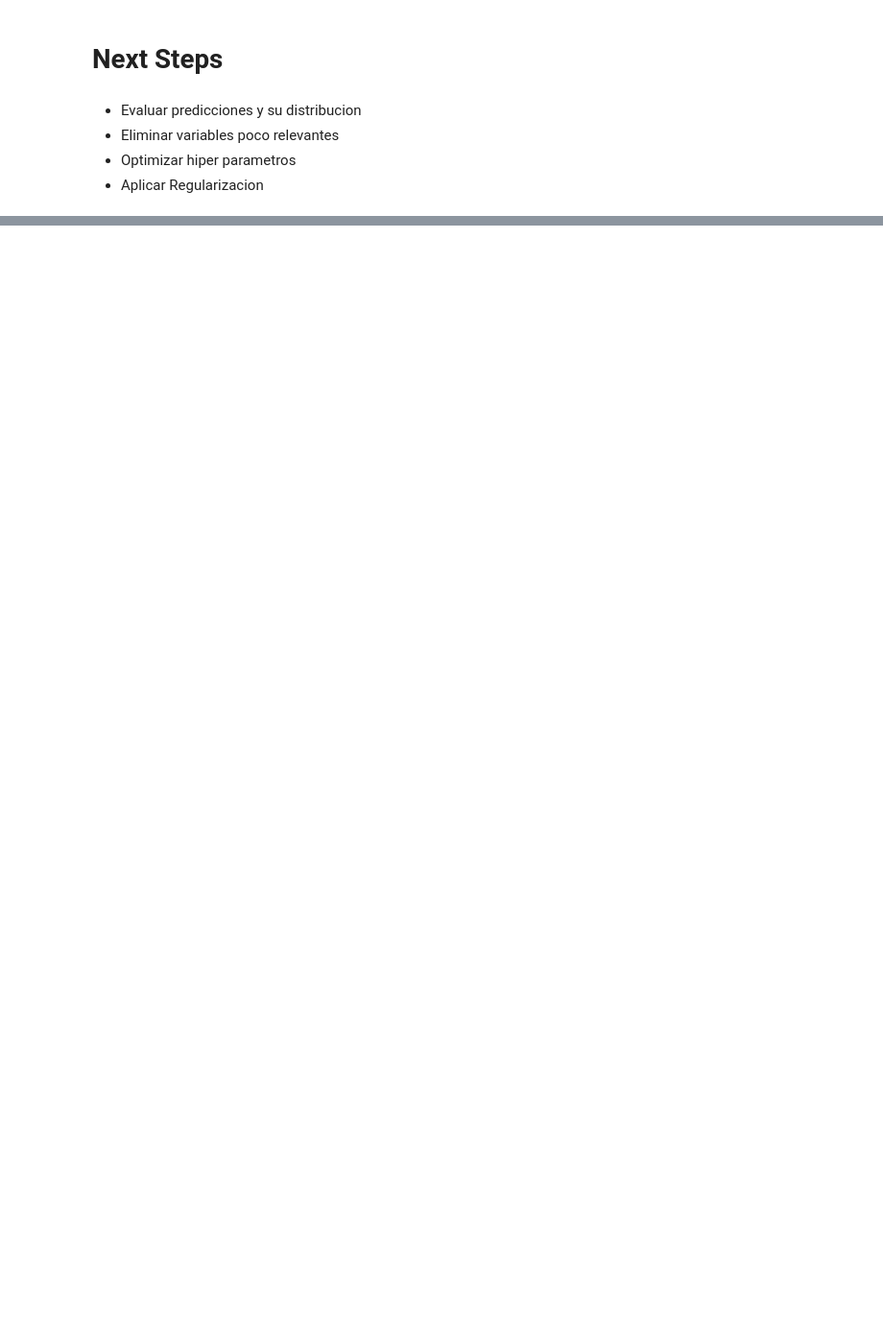
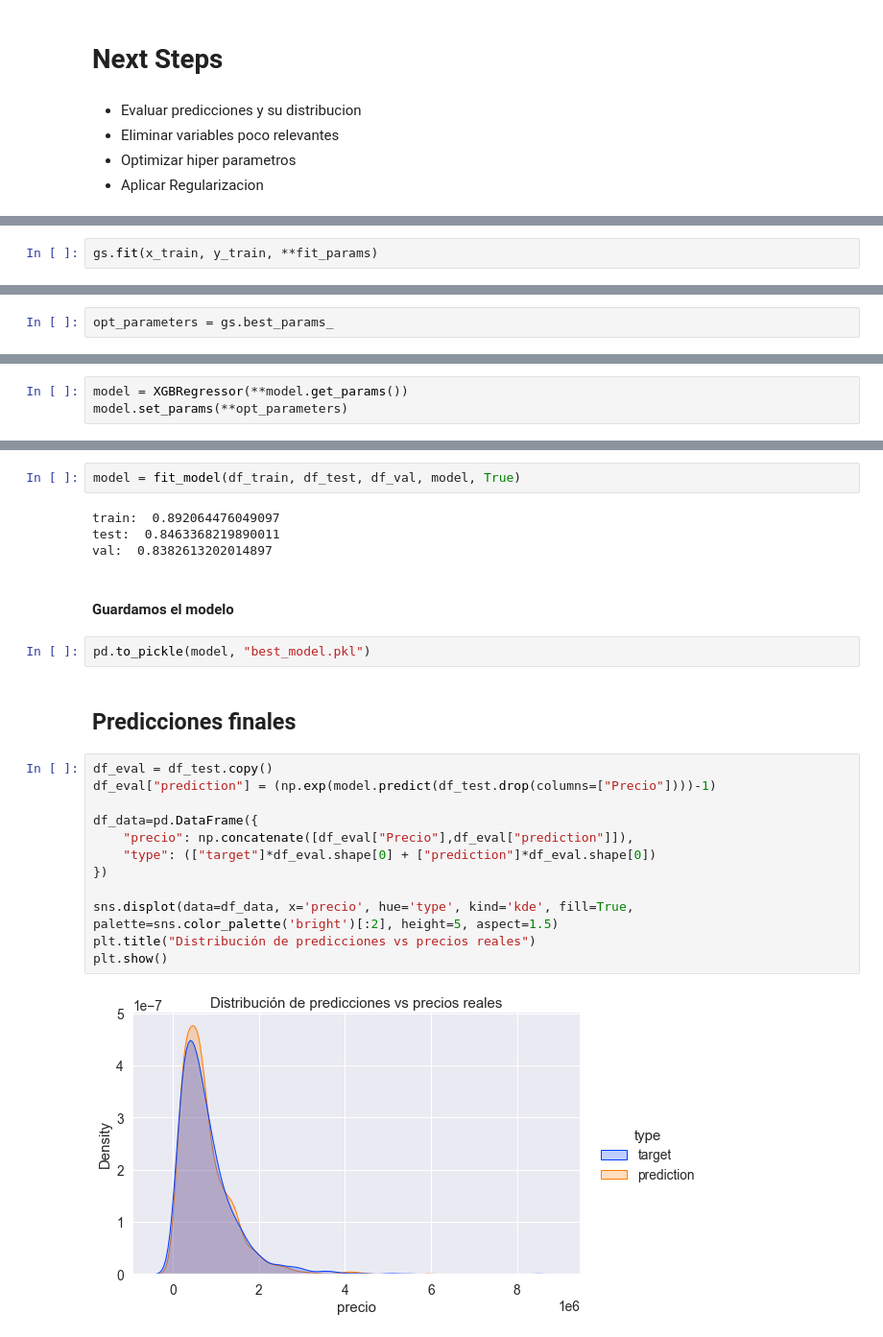
Before and after one commit to leonardtd/AD, a Jupyter notebook: casasurbania/TA_analisis_de_datos_models.ipynb, the cells around one changed output, grey strips where cells are left out. Shown at 96% size. Cells and saved outputs as stored; diff of their text form; blank space fills up the shorter version.

```diff
--- a/casasurbania/TA_analisis_de_datos_models.ipynb
+++ b/casasurbania/TA_analisis_de_datos_models.ipynb
@@ -469,0 +608,2 @@ plt.show()
+# %%
+gs.fit(x_train, y_train, **fit_params)
@@ -469,0 +645,2 @@ plt.show()
+# %%
+opt_parameters = gs.best_params_
@@ -469,0 +658,3 @@ plt.show()
+# %%
+model = XGBRegressor(**model.get_params())
+model.set_params(**opt_parameters)
@@ -469,0 +674,26 @@ plt.show()
+# %%
+model = fit_model(df_train, df_test, df_val, model, True)
+# %% [output]
+train:  0.892064476049097
+test:  0.8463368219890011
+val:  0.8382613202014897
+# %% [markdown]
+#### Guardamos el modelo
+# %%
+pd.to_pickle(model, "best_model.pkl")
+# %% [markdown]
+## Predicciones finales
+# %%
+df_eval = df_test.copy()
+df_eval["prediction"] = (np.exp(model.predict(df_test.drop(columns=["Precio"])))-1)
+
+df_data=pd.DataFrame({
+    "precio": np.concatenate([df_eval["Precio"],df_eval["prediction"]]),
+    "type": (["target"]*df_eval.shape[0] + ["prediction"]*df_eval.shape[0])
+})
+
+sns.displot(data=df_data, x='precio', hue='type', kind='kde', fill=True, palette=sns.color_palette('bright')[:2], height=5, aspect=1.5)
+plt.title("Distribución de predicciones vs precios reales")
+plt.show()
+# %% [output]
+[figure, added]
```
Also changed, not shown: parts of 46 cells of this notebook, 1 other file.
